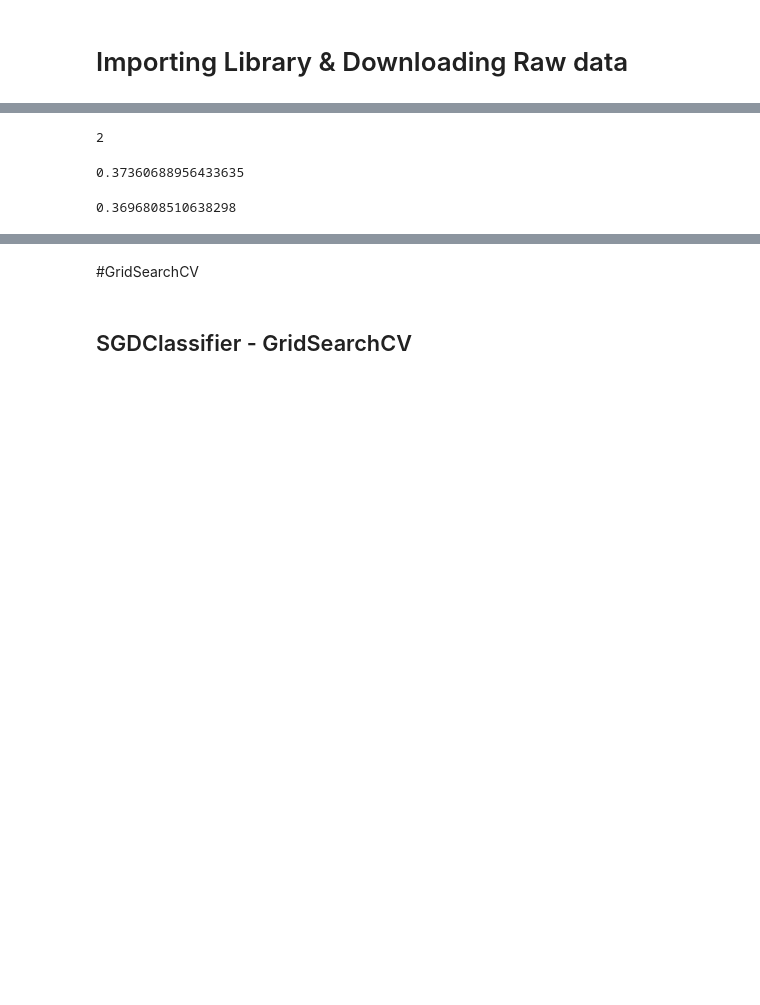
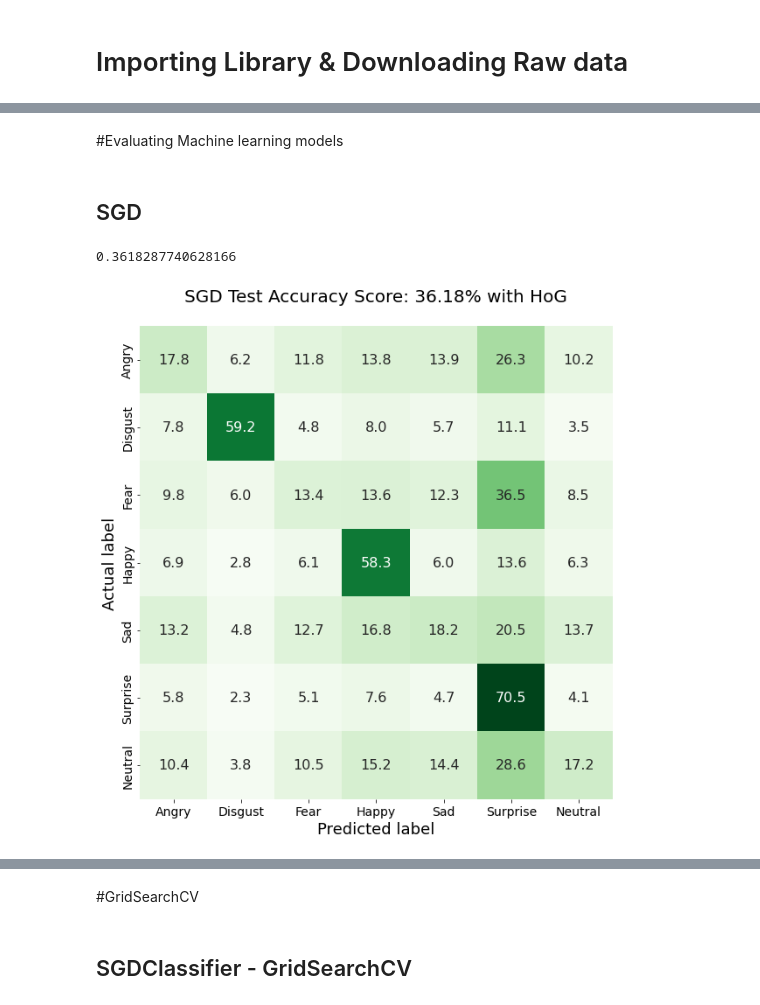
Before and after one commit to chikakoto/facial-expression-recognition, a Jupyter notebook: notebooks/rabiuls_notebook/RH_SGD_RF_v4_notebook.ipynb, the cells around one changed output, grey strips where cells are left out. Drawn from its saved outputs; the diff is of its cells as text; code cells hidden in the pictures; blank space fills up the shorter version.

Commit message:
Final note book, added ML Evaluation matrix

```diff
--- a/notebooks/rabiuls_notebook/RH_SGD_RF_v4_notebook.ipynb
+++ b/notebooks/rabiuls_notebook/RH_SGD_RF_v4_notebook.ipynb
@@ -69,4 +79,15 @@ emotion_labels = {0:'angry', 1:'disgust', 2:'fear', 3:'happy', 4:'sad', 5:'surpr
+# %%
+#Setting up variables for our pre_trained model's and data file
+knn_model = '/content/knn.sav'
+rf_model = '/content/rf.sav'
+sdg_model = '/content/sdg.sav'
+svm_model = '/content/svm.sav'
+data = '/content/data.csv'
 # %%
+#importing Data and processing it for testing our model
 emotion_labels = {0:'angry', 1:'disgust', 2:'fear', 3:'happy', 4:'sad', 5:'surprise', 6:'neutral'}
-X_train, X_test, y_train, y_test = custom_train_test_split('data/hog_scaled2.csv', 3)
+X_train, X_test, y_train, y_test = custom_train_test_split(data, 3)
+X= np.concatenate((X_train,X_test))
+y= np.concatenate((y_train, y_test))
+print('Shape of X and y: ', X.shape, y.shape)
 # %% [output]
@@ -83,25 +96,14 @@ len(X_train[0])
-# %%
-y_train[0]
-# %% [output]
-2
-# %%
-#Orginal Data
-model = SGDClassifier(random_state=42, max_iter=5000, tol=1e-3, n_jobs = -1,shuffle=True)
-model.fit(X_train, y_train)
-y_pred = model.predict(X_test)
-#model_score=accuracy_score(y_test, y_pred)
-#cm = confusion_matrix(y_test, y_pred)
-print(model.score(X_test, y_test))
-# %% [output]
-0.37360688956433635
-# %%
-#Orginal Data
-model = SGDClassifier(random_state=42, max_iter=5000, tol=1e-3, n_jobs = 8,shuffle=True
-                      ,class_weight= 'balanced')
-model.fit(X_train, y_train)
-y_pred = model.predict(X_test)
-#model_score=accuracy_score(y_test, y_pred)
-#cm = confusion_matrix(y_test, y_pred)
-print(model.score(X_test, y_test))
-# %% [output]
-0.3696808510638298
+# %% [markdown]
+#Evaluating Machine learning models
+# %% [markdown]
+## SGD
+# %%
+#Load the model and test for accuracy
+sdg_model_ld = pickle.load(open(sdg_model, 'rb'))
+score = sdg_model_ld.score(X_test, y_test)
+print(score)
+y_pred = sdg_model_ld.predict(X_test)
+one_plot_cm(confusion_matrix(y_test, y_pred),score, 'SGD', 'HoG')
+# %% [output]
+0.3618287740628166
+[figure, added]
```
Also changed, not shown: parts of 325 cells of this notebook.
